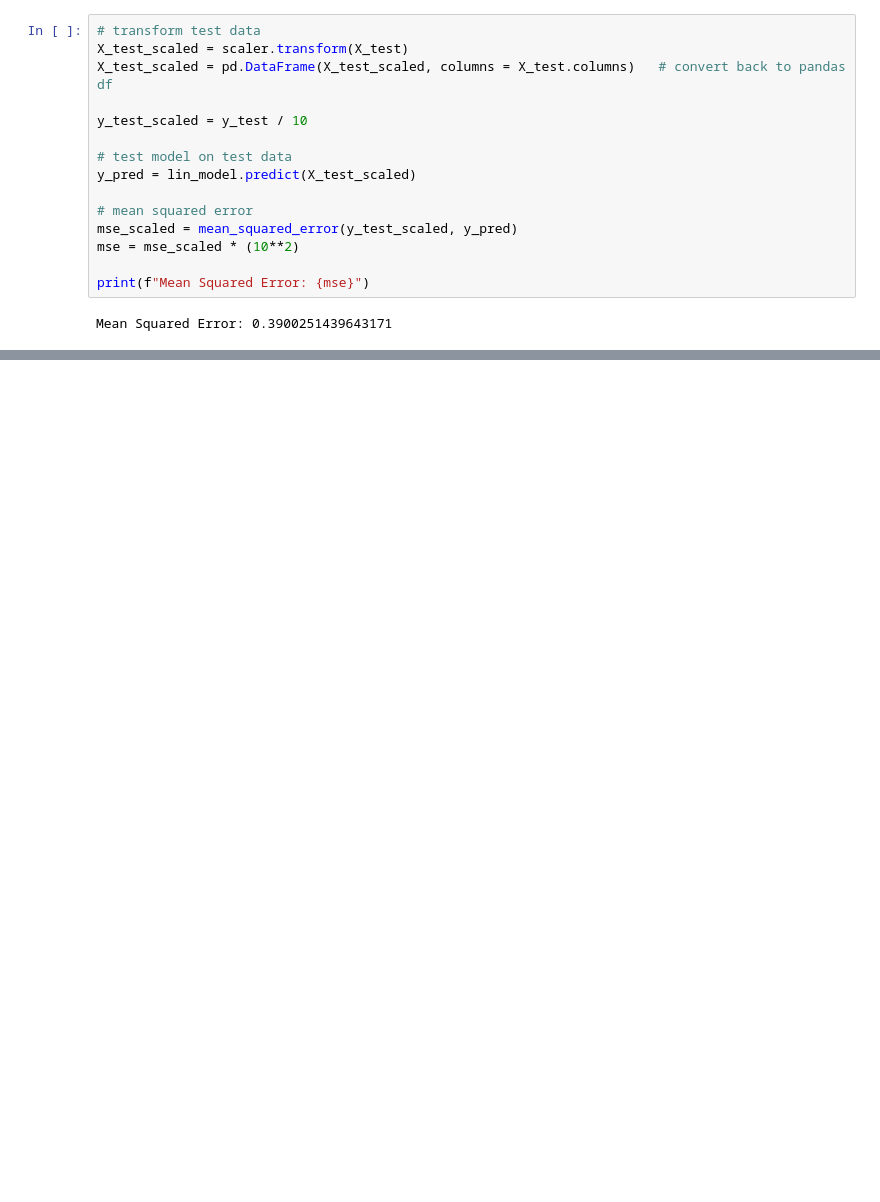
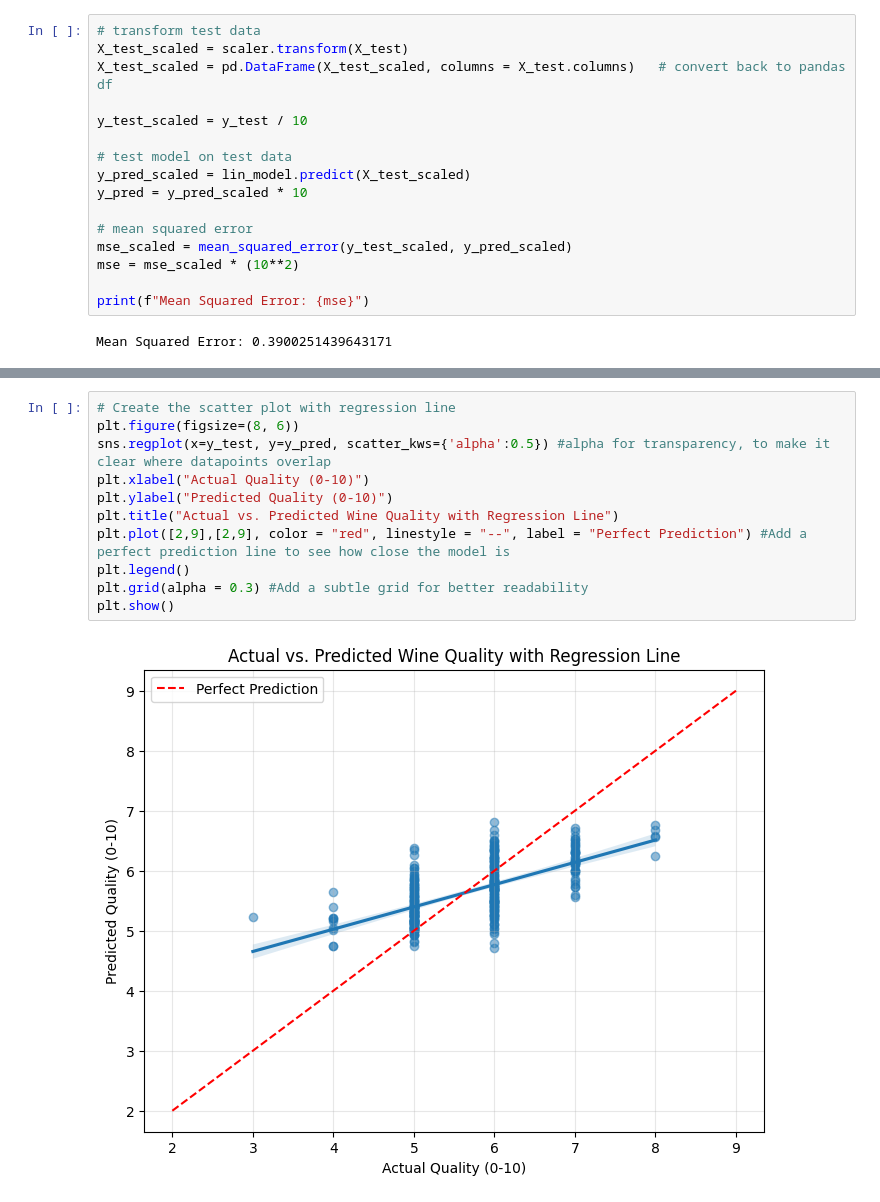
Before and after one commit to gmoli45/wine_quality, a Jupyter notebook: wine_quality_prediction_model.ipynb, the cells around one changed output, grey strips where cells are left out. Cells and saved outputs as stored; diff of their text form; blank space fills up the shorter version.

```diff
--- a/wine_quality_prediction_model.ipynb
+++ b/wine_quality_prediction_model.ipynb
@@ -168,10 +214,11 @@ X_test_scaled = pd.DataFrame(X_test_scaled, columns = X_test.columns)   # conver
 y_test_scaled = y_test / 10
 
 # test model on test data
-y_pred = lin_model.predict(X_test_scaled)
+y_pred_scaled = lin_model.predict(X_test_scaled)
+y_pred = y_pred_scaled * 10
 
 # mean squared error
-mse_scaled = mean_squared_error(y_test_scaled, y_pred)
+mse_scaled = mean_squared_error(y_test_scaled, y_pred_scaled)
 mse = mse_scaled * (10**2)
 
 print(f"Mean Squared Error: {mse}")
@@ -179,0 +231,13 @@ Mean Squared Error: 0.3900251439643171
+# %%
+# Create the scatter plot with regression line
+plt.figure(figsize=(8, 6))
+sns.regplot(x=y_test, y=y_pred, scatter_kws={'alpha':0.5}) #alpha for transparency, to make it clear where datapoints overlap
+plt.xlabel("Actual Quality (0-10)")
+plt.ylabel("Predicted Quality (0-10)")
+plt.title("Actual vs. Predicted Wine Quality with Regression Line")
+plt.plot([2,9],[2,9], color = "red", linestyle = "--", label = "Perfect Prediction") #Add a perfect prediction line to see how close the model is
+plt.legend()
+plt.grid(alpha = 0.3) #Add a subtle grid for better readability
+plt.show()
+# %% [output]
+[figure, added]
```
Also changed, not shown: parts of 43 cells of this notebook.
